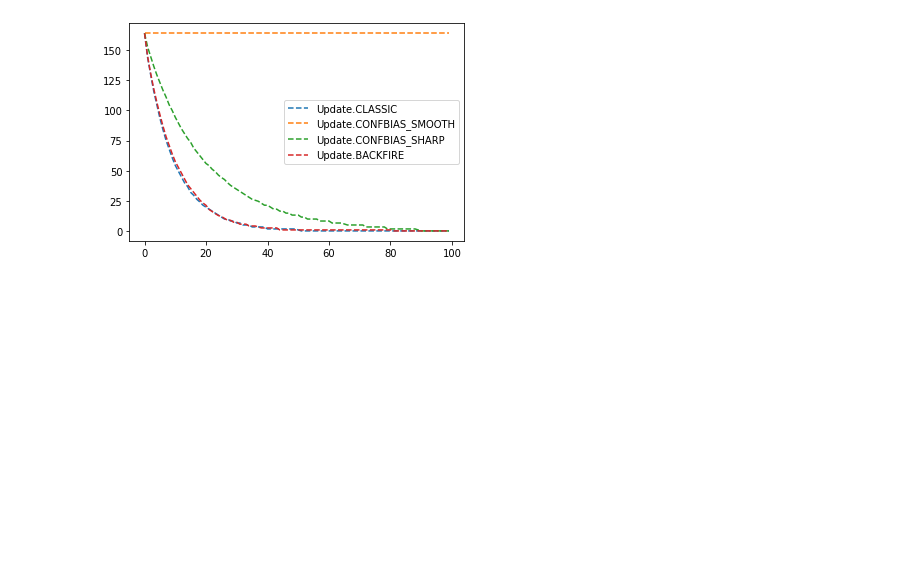
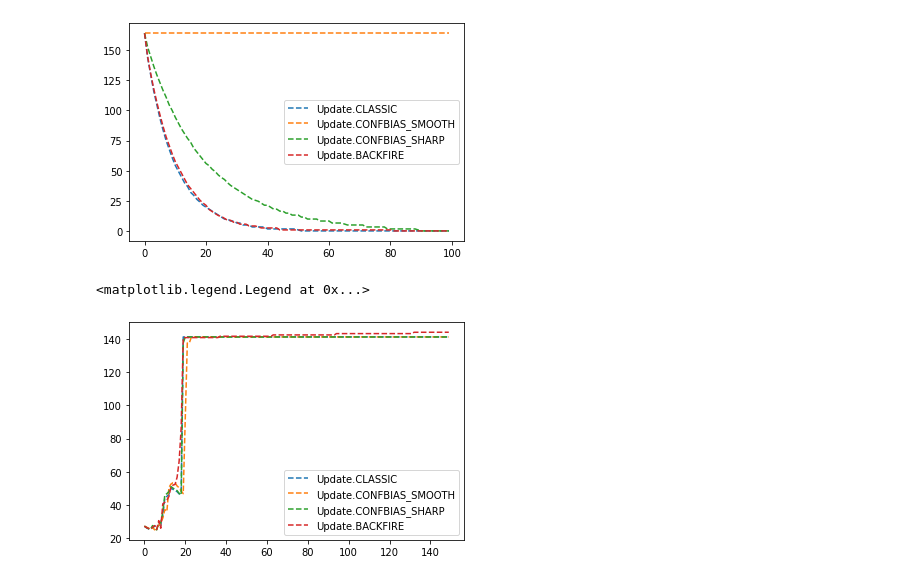
Before and after one commit to Sirquini/Polarization, a Jupyter notebook: New Simulations.ipynb, the cells around one changed output. Cells and saved outputs as stored; diff of their text form; code cells hidden in the pictures; blank space fills up the shorter version.

```diff
--- a/New Simulations.ipynb
+++ b/New Simulations.ipynb
@@ -77,0 +43,18 @@ def build_belief(
+# %%
+simulations2 = {update_type: polarization.run_simulation(
+    polarization.build_mild_beliefs(num_agents, polarization.LOW_POLE, polarization.HIGH_POLE, polarization.BELIEF_STEP),
+    polarization.build_inf_graph_2_groups_disconnected(num_agents, 0.5),
+    150,
+    num_bins,
+    update_type,
+    polarization.CONFBIAS_DISCOUNT,
+    polarization.BACKFIRE_BELIEF_THRESHOLD,
+    polarization.BACKFIRE_INFLUENCE_THRESHOLD
+) for update_type in polarization.Update}
+# %%
+for update_type, values in simulations2.items():
+    plt.plot(values, linestyle="dashed", label=update_type)
+plt.legend()
+# %% [output]
+<matplotlib.legend.Legend at 0x...>
+[figure, added]
```
Also changed, not shown: parts of 6 cells of this notebook.
